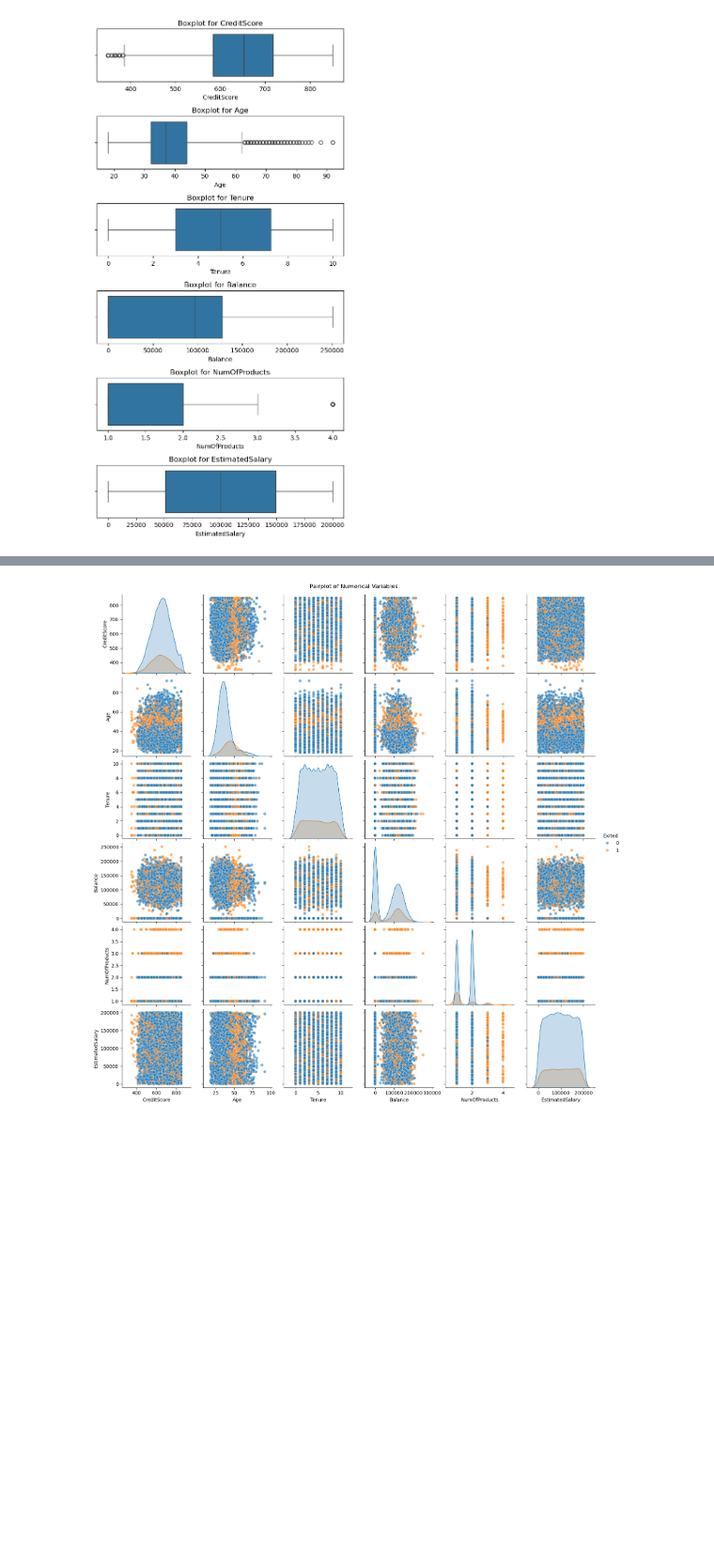
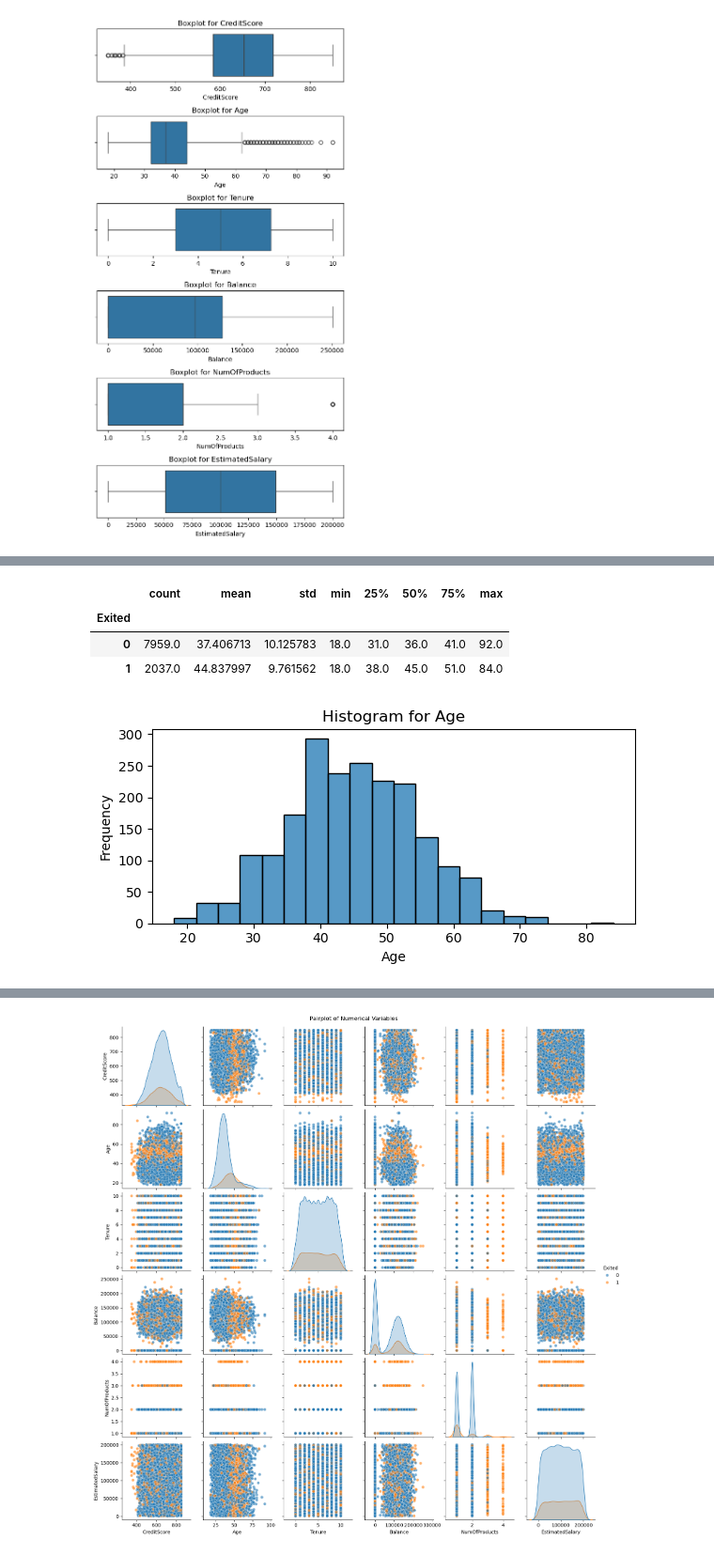
Before and after one commit to davexat/Customer_Churn_Predictor, a Jupyter notebook: notebooks/2.0_dsb_data_exploration.ipynb, the cells around one changed output, grey strips where cells are left out. Shown at 94% size. Saved outputs shown, nothing was run; the diff lists cells and outputs as text; code cells hidden in the pictures; blank space fills up the shorter version.

```diff
--- a/notebooks/2.0_dsb_data_exploration.ipynb
+++ b/notebooks/2.0_dsb_data_exploration.ipynb
@@ -54,0 +87,11 @@ plots.plot_horizontal_boxplot(df, num_vars)
+# %%
+df.groupby('Exited')['Age'].describe()
+# %% [output]
+|  | count | mean | std | min | 25% | 50% | 75% | max |
+| Exited |  |  |  |  |  |  |  |  |
+| 0 | 7959.0 | 37.406713 | 10.125783 | 18.0 | 31.0 | 36.0 | 41.0 | 92.0 |
+| 1 | 2037.0 | 44.837997 | 9.761562 | 18.0 | 38.0 | 45.0 | 51.0 | 84.0 |
+# %%
+plots.plot_histograms(df[df['Exited'] == 1], 'Age', bins=20)
+# %% [output]
+[figure, added]
```
Also changed, not shown: parts of 8 cells of this notebook, 1 other file.
